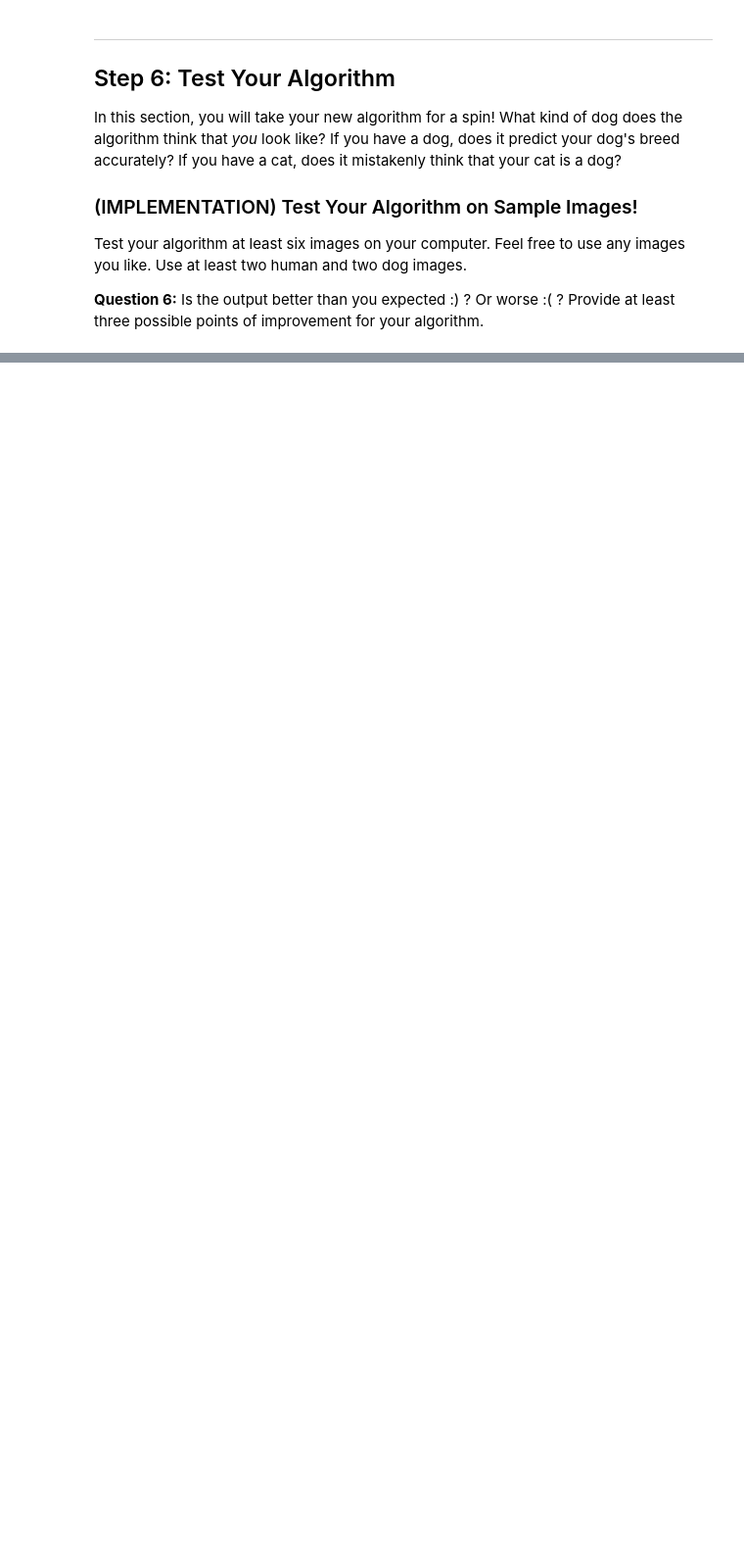
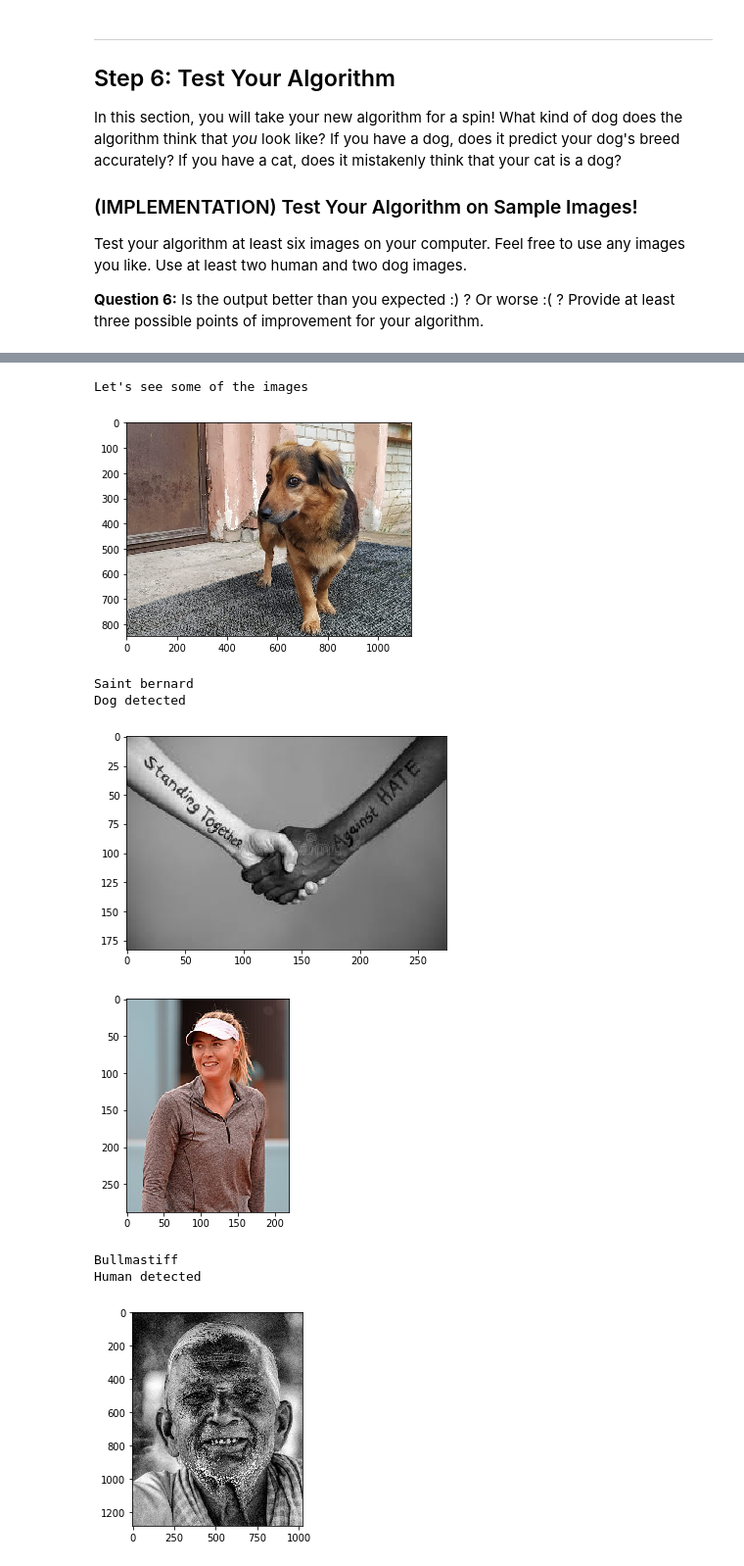
Before and after one commit to MrYelameli/deep-learning-projects, a Jupyter notebook: dog_app.ipynb, the cells around one changed output, grey strips where cells are left out. Shown at 98% size. Cells and saved outputs as stored; diff of their text form; code cells hidden in the pictures; blank space fills up the shorter version.

```diff
--- a/dog_app.ipynb
+++ b/dog_app.ipynb
@@ -796,7 +807,7 @@ optimizer_transfer = optim.Adam(model_transfer.fc.parameters(), lr=0.001)
 Train and validate your model in the code cell below.  [Save the final model parameters](http://pytorch.org/docs/master/notes/serialization.html) at filepath `'model_transfer.pt'`.
 # %%
 # train the model
-model_transfer = train(2, transfer_loaders, model_transfer, optimizer_transfer, criterion_transfer, use_cuda, 'model_transfer.pt')
+model_transfer = train(10, transfer_loaders, model_transfer, optimizer_transfer, criterion_transfer, use_cuda, 'model_transfer.pt')
 
 # load the model that got the best validation accuracy (uncomment the line below)
 model_transfer.load_state_dict(torch.load('model_transfer.pt'))
@@ -915,0 +953,15 @@ for file in np.hstack((human_files[:3], dog_files[:3])):
+# %%
+print("Let's see some of the images")
+test_images = np.array(glob("./test_images/*"))
+for test_image in test_images:
+    run_app(test_image)
+# %% [output]
+Let's see some of the images
+[figure, added]
+Saint bernard
+Dog detected
+[figure, added]
+[figure, added]
+Bullmastiff
+Human detected
+[figure, added]
```
Also changed, not shown: parts of 19 cells of this notebook, 10 other files.
